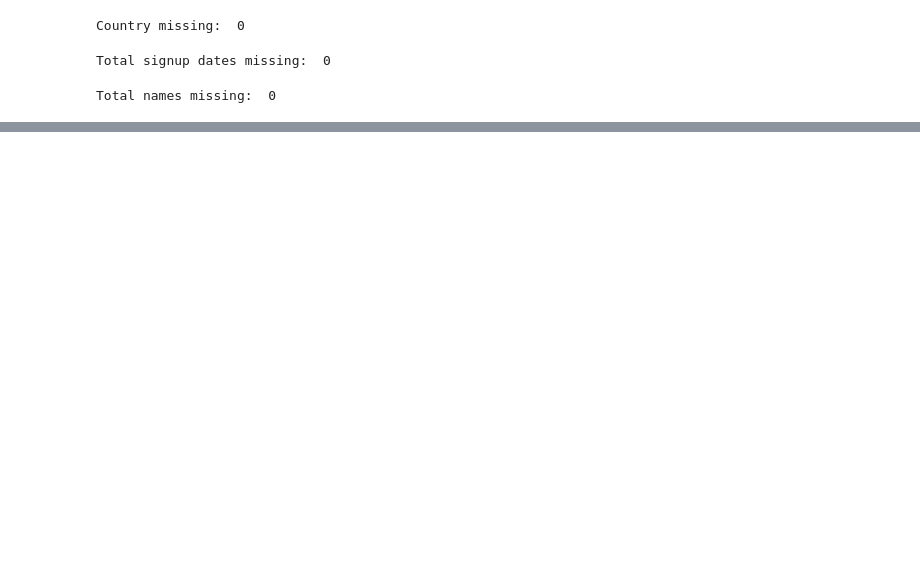
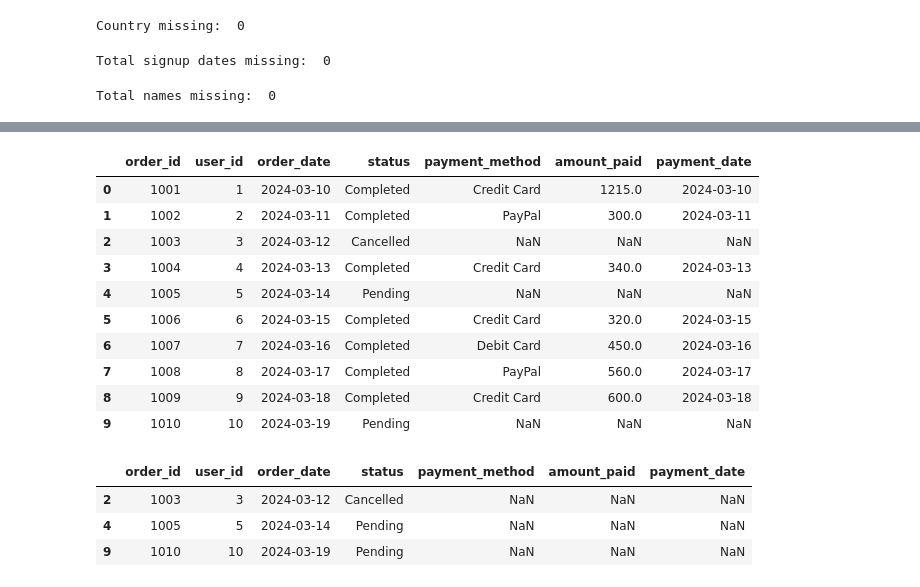
Before and after one commit to Majok-Bol/e_commerce_analytics_dataset, a Jupyter notebook: e_commerce_analytics.ipynb, the cells around one changed output, grey strips where cells are left out. Drawn from its saved outputs; the diff is of its cells as text; code cells hidden in the pictures; blank space fills up the shorter version.

```diff
--- a/e_commerce_analytics.ipynb
+++ b/e_commerce_analytics.ipynb
@@ -222,0 +226,24 @@ Total names missing:  0
+# %%
+#merge orders with payments
+orders_payments=pd.merge(orders,payments,on="order_id",how="left")
+orders_payments
+# %% [output]
+|  | order_id | user_id | order_date | status | payment_method | amount_paid | payment_date |
+| 0 | 1001 | 1 | 2024-03-10 | Completed | Credit Card | 1215.0 | 2024-03-10 |
+| 1 | 1002 | 2 | 2024-03-11 | Completed | PayPal | 300.0 | 2024-03-11 |
+| 2 | 1003 | 3 | 2024-03-12 | Cancelled | NaN | NaN | NaN |
+| 3 | 1004 | 4 | 2024-03-13 | Completed | Credit Card | 340.0 | 2024-03-13 |
+| 4 | 1005 | 5 | 2024-03-14 | Pending | NaN | NaN | NaN |
+| 5 | 1006 | 6 | 2024-03-15 | Completed | Credit Card | 320.0 | 2024-03-15 |
+| 6 | 1007 | 7 | 2024-03-16 | Completed | Debit Card | 450.0 | 2024-03-16 |
+| 7 | 1008 | 8 | 2024-03-17 | Completed | PayPal | 560.0 | 2024-03-17 |
+| 8 | 1009 | 9 | 2024-03-18 | Completed | Credit Card | 600.0 | 2024-03-18 |
+| 9 | 1010 | 10 | 2024-03-19 | Pending | NaN | NaN | NaN |
+# %%
+pending_or_cancelled = orders_payments[orders_payments["status"].isin(["Pending", "Cancelled"])].copy()
+pending_or_cancelled
+# %% [output]
+|  | order_id | user_id | order_date | status | payment_method | amount_paid | payment_date |
+| 2 | 1003 | 3 | 2024-03-12 | Cancelled | NaN | NaN | NaN |
+| 4 | 1005 | 5 | 2024-03-14 | Pending | NaN | NaN | NaN |
+| 9 | 1010 | 10 | 2024-03-19 | Pending | NaN | NaN | NaN |
```
Also changed, not shown: parts of 26 cells of this notebook.
